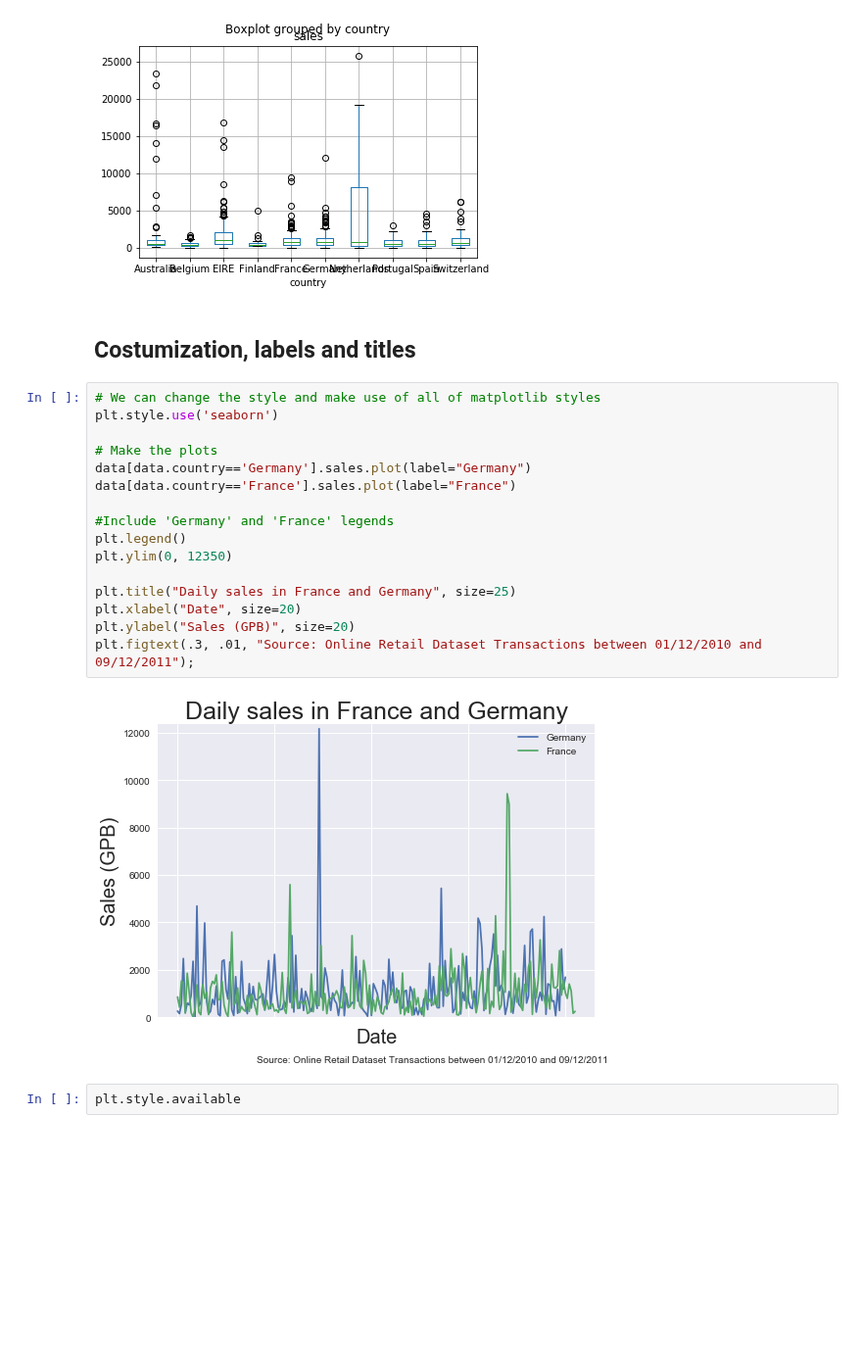
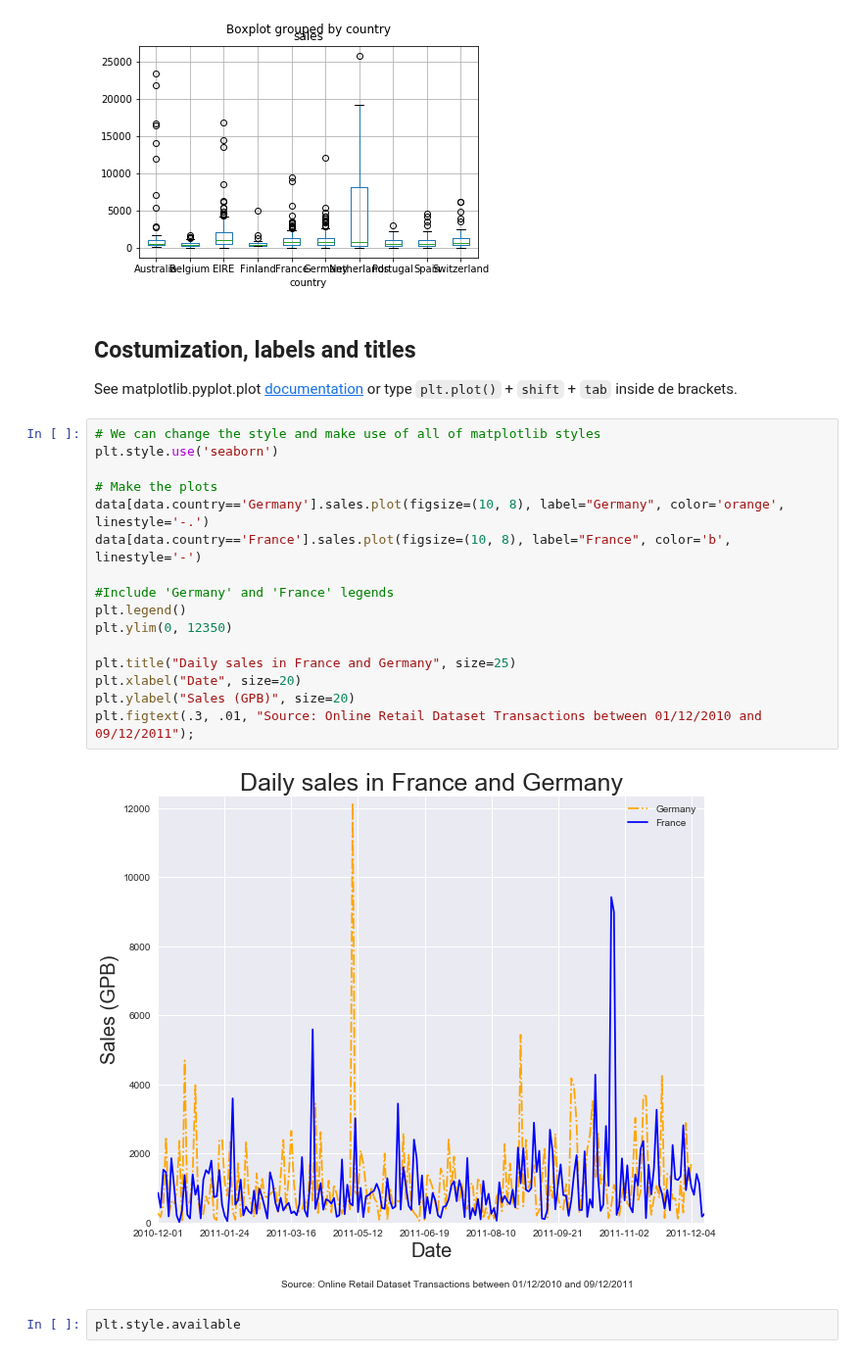
Before and after one commit to jnpicao/LDSSA-batch3-workspace, a Jupyter notebook: S01 - Bootcamp and Binary Classification/SLU03 - Visualization with Pandas and Matplotlib/Resumo SLU03.ipynb, the cells around one changed output. Shown at 98% size. Cells and saved outputs as stored; diff of their text form; blank space fills up the shorter version.

```diff
--- a/S01 - Bootcamp and Binary Classification/SLU03 - Visualization with Pandas and Matplotlib/Resumo SLU03.ipynb
+++ b/S01 - Bootcamp and Binary Classification/SLU03 - Visualization with Pandas and Matplotlib/Resumo SLU03.ipynb
@@ -243,26 +250,28 @@ data[data.country=='EIRE'].sales.plot.hist(xlim=(0,7000), bins=70);
 data.boxplot(column="sales", by="country");
 # %% [output]
 [figure]
-# %% [markdown]
-## Costumization, labels and titles
+# %% [markdown]
+## Costumization, labels and titles
+
+See matplotlib.pyplot.plot [documentation](https://matplotlib.org/api/_as_gen/matplotlib.pyplot.plot.html) or type `plt.plot()` + `shift` + `tab` inside de brackets.
 # %%
 # We can change the style and make use of all of matplotlib styles
 plt.style.use('seaborn')
 
 # Make the plots
-data[data.country=='Germany'].sales.plot(label="Germany")
-data[data.country=='France'].sales.plot(label="France")
+data[data.country=='Germany'].sales.plot(figsize=(10, 8), label="Germany", color='orange', linestyle='-.')
+data[data.country=='France'].sales.plot(figsize=(10, 8), label="France", color='b', linestyle='-')
 
 #Include 'Germany' and 'France' legends
 plt.legend()
 plt.ylim(0, 12350)
 
 plt.title("Daily sales in France and Germany", size=25)
 plt.xlabel("Date", size=20)
 plt.ylabel("Sales (GPB)", size=20)
 plt.figtext(.3, .01, "Source: Online Retail Dataset Transactions between 01/12/2010 and 09/12/2011");
 # %% [output]
-[figure, old version]
+[figure, new version]
 # %%
 plt.style.available
 # %% [output]
```
Also changed, not shown: parts of 12 cells of this notebook, 3 other files.
